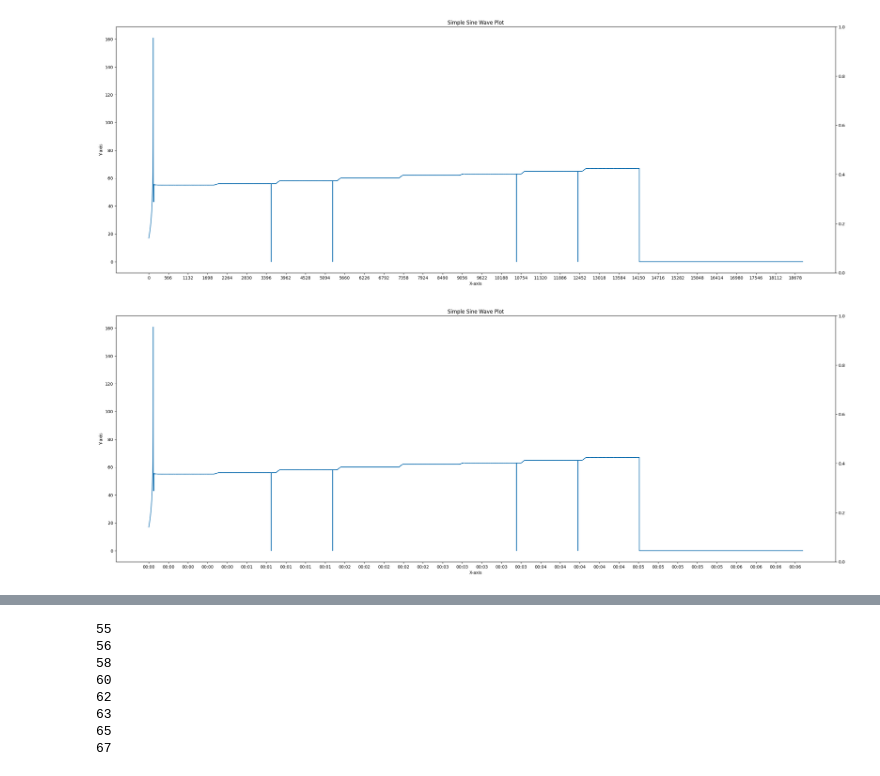
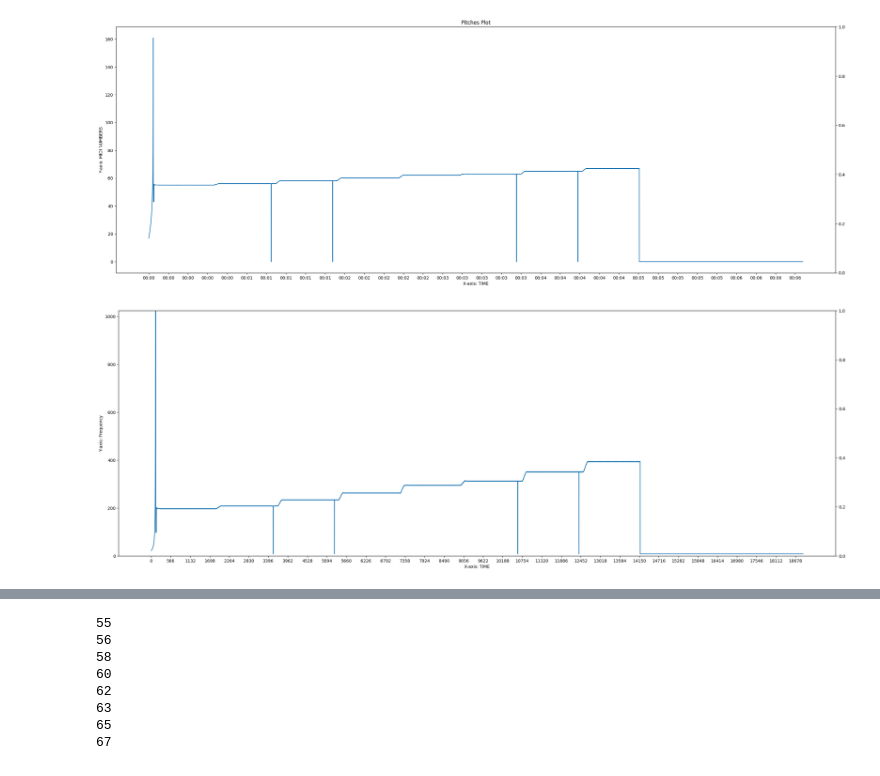
Before and after one commit to wayne931121/music-frequency-analyzer, a Jupyter notebook: aubio.ipynb, the cells around one changed output, grey strips where cells are left out. Drawn from its saved outputs; the diff is of its cells as text; code cells hidden in the pictures.

```diff
--- a/aubio.ipynb
+++ b/aubio.ipynb
@@ -84,40 +112,40 @@ fig.set_dpi(100)
 ax.plot(range(len(pitches)), [i for i in pitches])
 
 # Add labels and a title
-ax.set_xlabel("X-axis")
-ax.set_ylabel("Y-axis")
-ax.set_title("Simple Sine Wave Plot")
+ax.set_xlabel("X-axis: TIME")
+ax.set_ylabel("Y-axis: MIDI NUMBERS")
+ax.set_title("Pitches Plot")
 
 
 ax.set_xticks(range(0,len(pitches),int(len(pitches)*0.03)))
 ax2 = ax.twinx()
-#ax2.set_xticklabels([ "%02d:%02d" % (t/float(samplerate)*hop_s/60, (t/float(samplerate)*hop_s)%60) for t in ax.get_xticks()], rotation = 50)
+ax2.set_xticklabels([ "%02d:%02d" % (t/float(samplerate)*hop_s/60, (t/float(samplerate)*hop_s)%60) for t in ax.get_xticks()], rotation = 50)
 
 # Display the plot
 plt.show()
 # %% [output]
-[figure, old version]
+[figure, new version]
 # %%
 import matplotlib.pyplot as plt
 
 fig, ax = plt.subplots()
 fig.set_size_inches(30.5, 10.5)
 fig.set_dpi(100)
 
 # Plot the data
-ax.plot(range(len(pitches)), [i for i in pitches])
+ax.plot(range(len(pitches)), [440*(2**((i-69)/12)) for i in pitches])
 
 # Add labels and a title
 ax.set_xlabel("X-axis")
-ax.set_ylabel("Y-axis")
-ax.set_title("Simple Sine Wave Plot")
-
+ax.set_xlabel("X-axis: TIME")
+ax.set_ylabel("Y-axis: Frequency")
+ax.set_ylim([0, 1024])
 
 ax.set_xticks(range(0,len(pitches),int(len(pitches)*0.03)))
 ax2 = ax.twinx()
-ax2.set_xticklabels([ "%02d:%02d" % (t/float(samplerate)*hop_s/60, (t/float(samplerate)*hop_s)%60) for t in ax.get_xticks()], rotation = 50)
+#ax2.set_xticklabels([ "%02d:%02d" % (t/float(samplerate)*hop_s/60, (t/float(samplerate)*hop_s)%60) for t in ax.get_xticks()], rotation = 50)
 
 # Display the plot
 plt.show()
 # %% [output]
-[figure, old version]
+[figure, new version]
```
Also changed, not shown: parts of 6 cells of this notebook.
